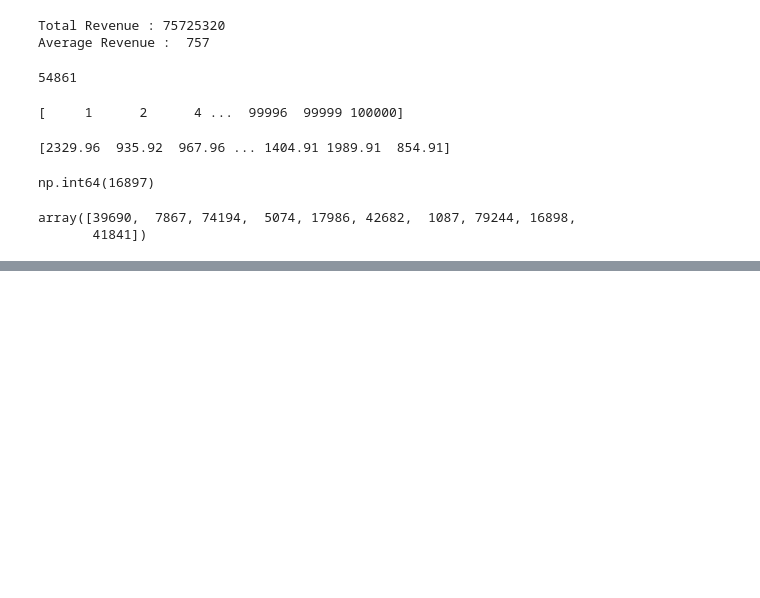
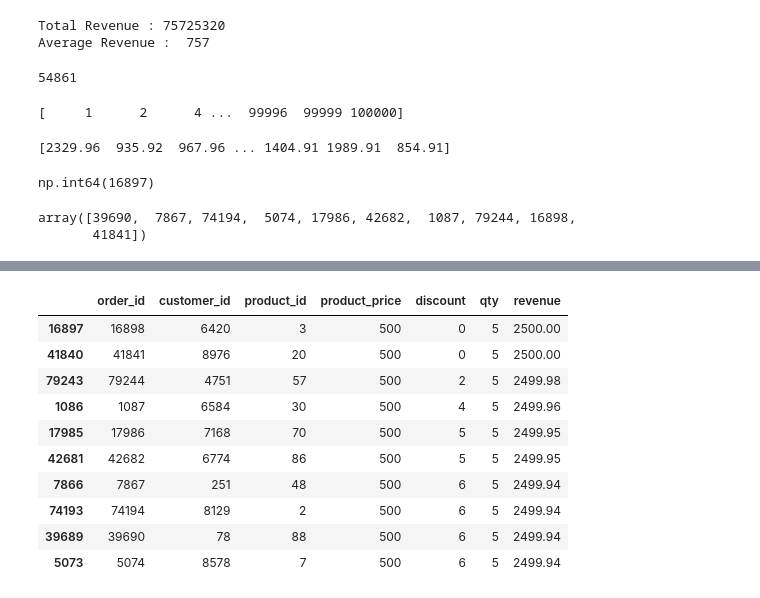
Before and after one commit to Abhishekkange/Machine-Learning, a Jupyter notebook: Numpy/numpy_project.ipynb, the cells around one changed output, grey strips where cells are left out. Cells and saved outputs as stored; diff of their text form; code cells hidden in the pictures; blank space fills up the shorter version.

```diff
--- a/Numpy/numpy_project.ipynb
+++ b/Numpy/numpy_project.ipynb
@@ -122,0 +236,17 @@ array([3694, 6172, 5253, 4306, 2006, 9272, 9798, 3482, 5192,  874])
+# %%
+#Give me the 10 highest-revenue orders.
+
+sorted_data = df.sort_values("revenue",ascending=False)
+sorted_data.head(10)
+# %% [output]
+|  | order_id | customer_id | product_id | product_price | discount | qty | revenue |
+| 16897 | 16898 | 6420 | 3 | 500 | 0 | 5 | 2500.00 |
+| 41840 | 41841 | 8976 | 20 | 500 | 0 | 5 | 2500.00 |
+| 79243 | 79244 | 4751 | 57 | 500 | 2 | 5 | 2499.98 |
+| 1086 | 1087 | 6584 | 30 | 500 | 4 | 5 | 2499.96 |
+| 17985 | 17986 | 7168 | 70 | 500 | 5 | 5 | 2499.95 |
+| 42681 | 42682 | 6774 | 86 | 500 | 5 | 5 | 2499.95 |
+| 7866 | 7867 | 251 | 48 | 500 | 6 | 5 | 2499.94 |
+| 74193 | 74194 | 8129 | 2 | 500 | 6 | 5 | 2499.94 |
+| 39689 | 39690 | 78 | 88 | 500 | 6 | 5 | 2499.94 |
+| 5073 | 5074 | 8578 | 7 | 500 | 6 | 5 | 2499.94 |
```
Also changed, not shown: parts of 20 cells of this notebook.
